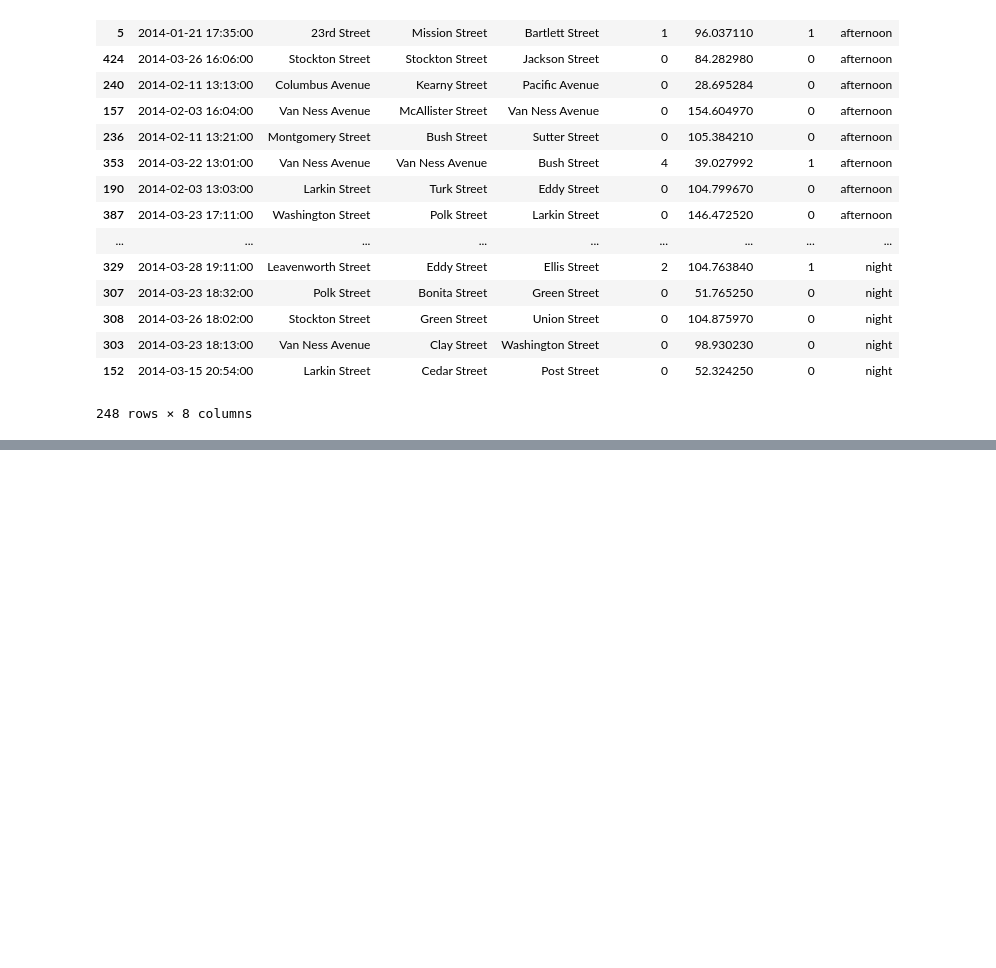
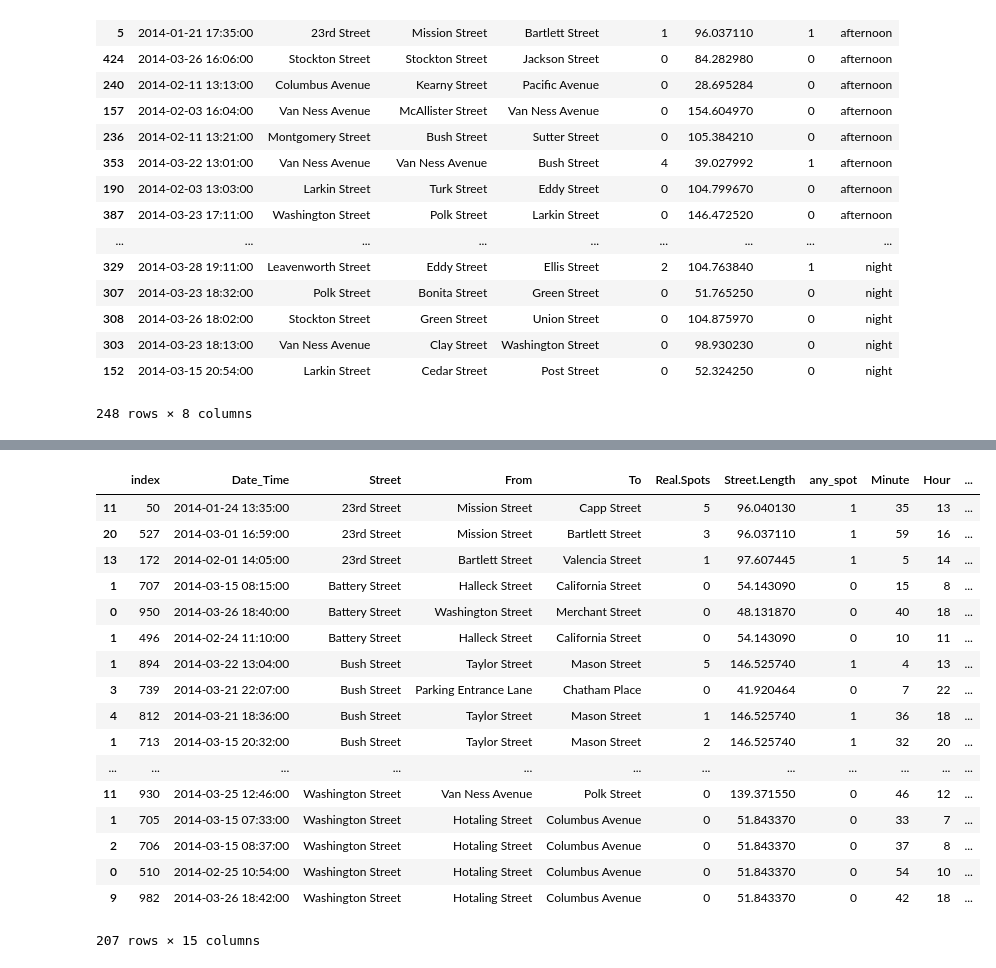
Before and after one commit to dyan10/SF-Parking-prediction-for-Parknav, a Jupyter notebook: Features/EDA_validation_set.ipynb, the cells around one changed output, grey strips where cells are left out. Drawn from its saved outputs; the diff is of its cells as text; code cells hidden in the pictures; blank space fills up the shorter version.

```diff
--- a/Features/EDA_validation_set.ipynb
+++ b/Features/EDA_validation_set.ipynb
@@ -272,0 +275,7 @@ valid_hg.drop(['index', 'Minute','Hour','Dow','Year','Month','isweekend','Hour_g
+# %%
+frac = test_raw.groupby(['Street','isweekend','Hour_group'])['Date_Time'].count()/test_raw.shape[0]
+frac = frac.reset_index()
+# %%
+frac['pct'] = frac['Date_Time']
+frac['count'] = (300*frac['pct']).astype('int')
+frac = frac.drop('Date_Time', axis =1)
@@ -272,0 +310,32 @@ valid_hg.drop(['index', 'Minute','Hour','Dow','Year','Month','isweekend','Hour_g
+# %%
+valset = pd.DataFrame()
+for i in range(len(frac)):
+    street, wkn, hg, n = frac.iloc[i][['Street','isweekend','Hour_group','count']]
+    df_tmp = train_raw[(train_raw['Street']==street) &
+                       (train_raw['isweekend']==wkn) &
+                       (train_raw['Hour_group']==hg)].reset_index()
+    if (len(df_tmp)>= n) and (n!=0) :
+        rows = np.random.choice(df_tmp.index.values, n, replace=False)
+        sampled_df = df_tmp.iloc[rows]
+        valset = pd.concat([valset, sampled_df])
+# %%
+valset
+# %% [output]
+|  | index | Date_Time | Street | From | To | Real.Spots | Street.Length | any_spot | Minute | Hour | ... |
+| 11 | 50 | 2014-01-24 13:35:00 | 23rd Street | Mission Street | Capp Street | 5 | 96.040130 | 1 | 35 | 13 | ... |
+| 20 | 527 | 2014-03-01 16:59:00 | 23rd Street | Mission Street | Bartlett Street | 3 | 96.037110 | 1 | 59 | 16 | ... |
+| 13 | 172 | 2014-02-01 14:05:00 | 23rd Street | Bartlett Street | Valencia Street | 1 | 97.607445 | 1 | 5 | 14 | ... |
+| 1 | 707 | 2014-03-15 08:15:00 | Battery Street | Halleck Street | California Street | 0 | 54.143090 | 0 | 15 | 8 | ... |
+| 0 | 950 | 2014-03-26 18:40:00 | Battery Street | Washington Street | Merchant Street | 0 | 48.131870 | 0 | 40 | 18 | ... |
+| 1 | 496 | 2014-02-24 11:10:00 | Battery Street | Halleck Street | California Street | 0 | 54.143090 | 0 | 10 | 11 | ... |
+| 1 | 894 | 2014-03-22 13:04:00 | Bush Street | Taylor Street | Mason Street | 5 | 146.525740 | 1 | 4 | 13 | ... |
+| 3 | 739 | 2014-03-21 22:07:00 | Bush Street | Parking Entrance Lane | Chatham Place | 0 | 41.920464 | 0 | 7 | 22 | ... |
+| 4 | 812 | 2014-03-21 18:36:00 | Bush Street | Taylor Street | Mason Street | 1 | 146.525740 | 1 | 36 | 18 | ... |
+| 1 | 713 | 2014-03-15 20:32:00 | Bush Street | Taylor Street | Mason Street | 2 | 146.525740 | 1 | 32 | 20 | ... |
+| ... | ... | ... | ... | ... | ... | ... | ... | ... | ... | ... | ... |
+| 11 | 930 | 2014-03-25 12:46:00 | Washington Street | Van Ness Avenue | Polk Street | 0 | 139.371550 | 0 | 46 | 12 | ... |
+| 1 | 705 | 2014-03-15 07:33:00 | Washington Street | Hotaling Street | Columbus Avenue | 0 | 51.843370 | 0 | 33 | 7 | ... |
+| 2 | 706 | 2014-03-15 08:37:00 | Washington Street | Hotaling Street | Columbus Avenue | 0 | 51.843370 | 0 | 37 | 8 | ... |
+| 0 | 510 | 2014-02-25 10:54:00 | Washington Street | Hotaling Street | Columbus Avenue | 0 | 51.843370 | 0 | 54 | 10 | ... |
+| 9 | 982 | 2014-03-26 18:42:00 | Washington Street | Hotaling Street | Columbus Avenue | 0 | 51.843370 | 0 | 42 | 18 | ... |
+207 rows × 15 columns
```
Also changed, not shown: parts of 3 cells of this notebook.
